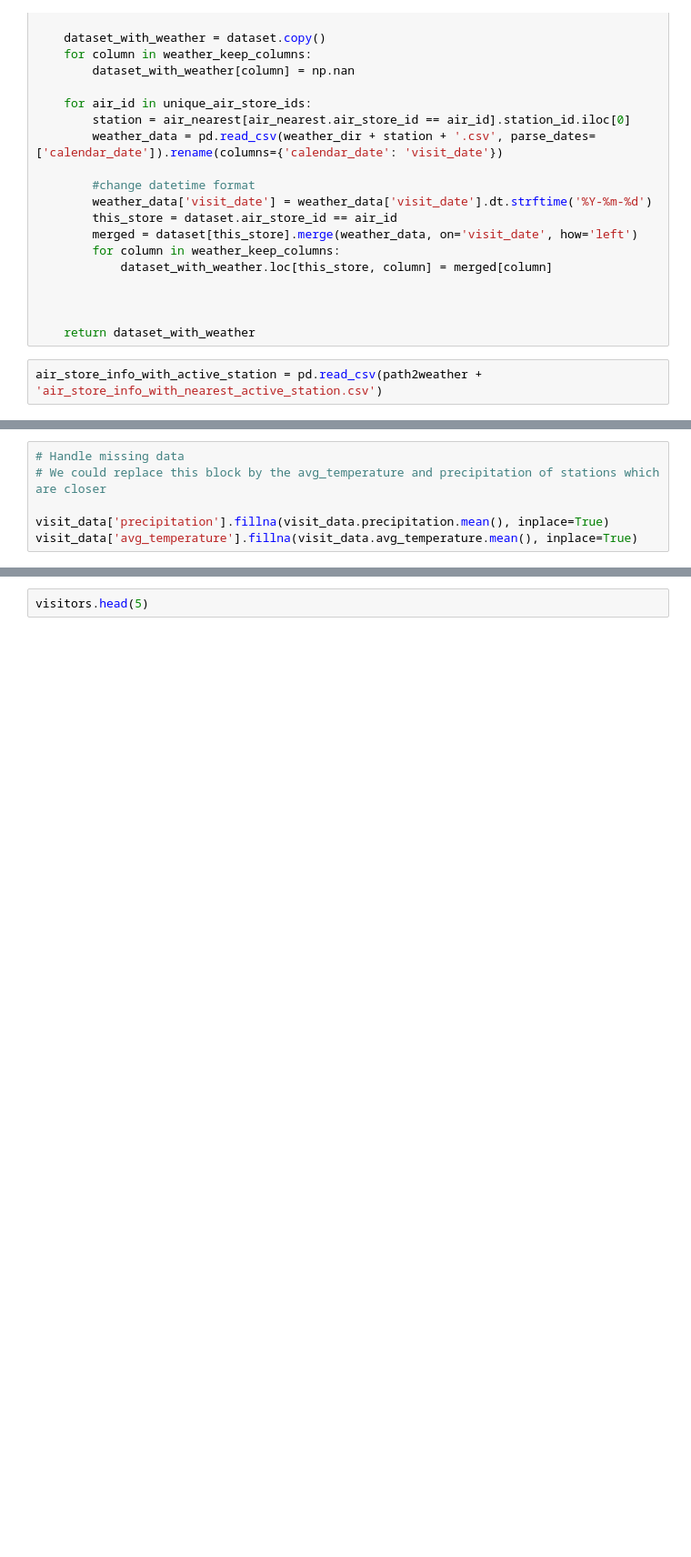
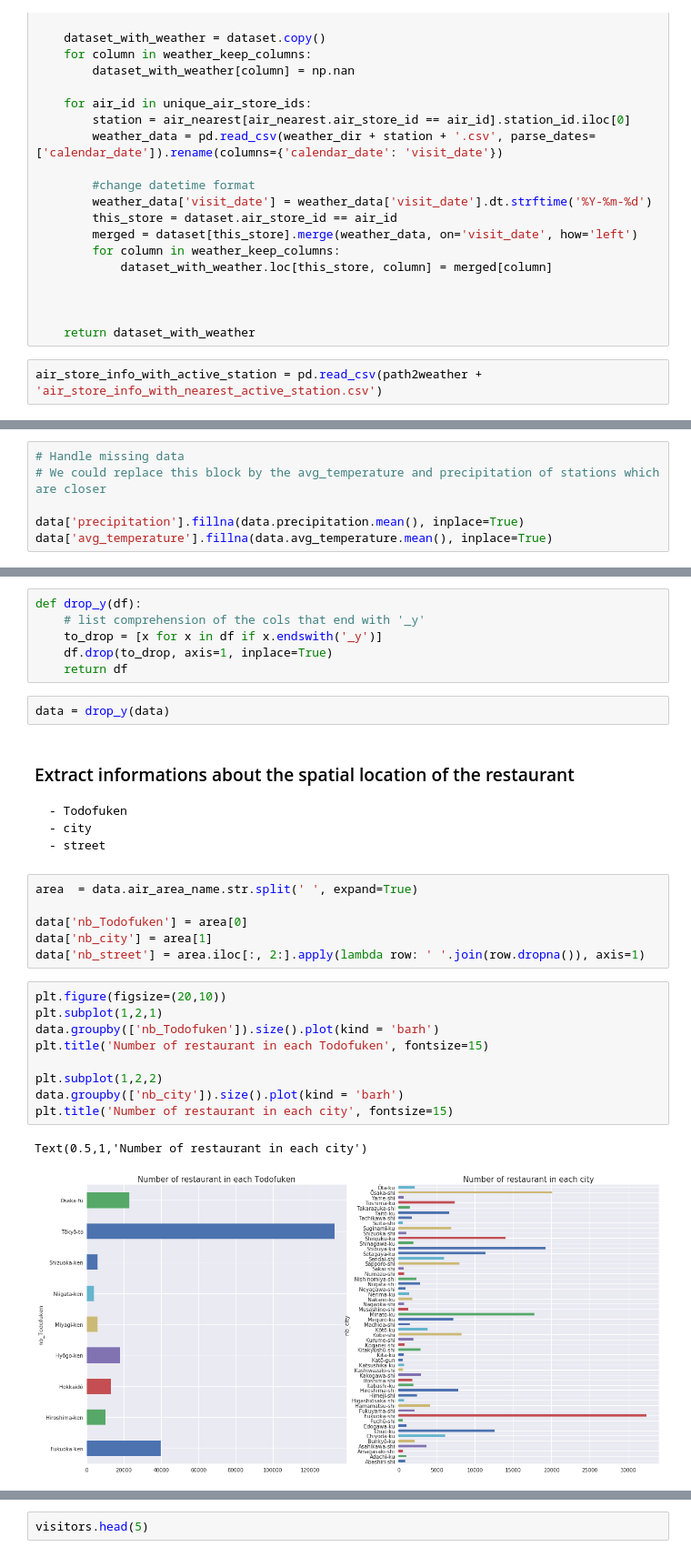
Before and after one commit to EulerFaria/Machine-Learning-Final-Project, a Jupyter notebook: Recruit Restaurant Visitor Forecasting.ipynb, the cells around one changed output, grey strips where cells are left out. Shown at 91% size. Cells and saved outputs as stored; diff of their text form; blank space fills up the shorter version.

```diff
--- a/Recruit Restaurant Visitor Forecasting.ipynb
+++ b/Recruit Restaurant Visitor Forecasting.ipynb
@@ -194,5 +223,5 @@ Adding weather...
 # Handle missing data
 # We could replace this block by the avg_temperature and precipitation of stations which are closer
 
-visit_data['precipitation'].fillna(visit_data.precipitation.mean(), inplace=True)
-visit_data['avg_temperature'].fillna(visit_data.avg_temperature.mean(), inplace=True)
+data['precipitation'].fillna(data.precipitation.mean(), inplace=True)
+data['avg_temperature'].fillna(data.avg_temperature.mean(), inplace=True)
@@ -220 +228,32 @@ visit_data
+# %%
+def drop_y(df):
+    # list comprehension of the cols that end with '_y'
+    to_drop = [x for x in df if x.endswith('_y')]
+    df.drop(to_drop, axis=1, inplace=True)
+    return df
+# %%
+data = drop_y(data)
+# %% [markdown]
+### Extract informations about the spatial location of the restaurant
+    - Todofuken
+    - city
+    - street
+# %%
+area  = data.air_area_name.str.split(' ', expand=True)
+
+data['nb_Todofuken'] = area[0]
+data['nb_city'] = area[1]
+data['nb_street'] = area.iloc[:, 2:].apply(lambda row: ' '.join(row.dropna()), axis=1)
+# %%
+plt.figure(figsize=(20,10))
+plt.subplot(1,2,1)
+data.groupby(['nb_Todofuken']).size().plot(kind = 'barh')
+plt.title('Number of restaurant in each Todofuken', fontsize=15)
+
+plt.subplot(1,2,2)
+data.groupby(['nb_city']).size().plot(kind = 'barh')
+plt.title('Number of restaurant in each city', fontsize=15)
+# %% [output]
+Text(0.5,1,'Number of restaurant in each city')
+[figure, added]
 # %%
```
Also changed, not shown: parts of 33 cells of this notebook.
